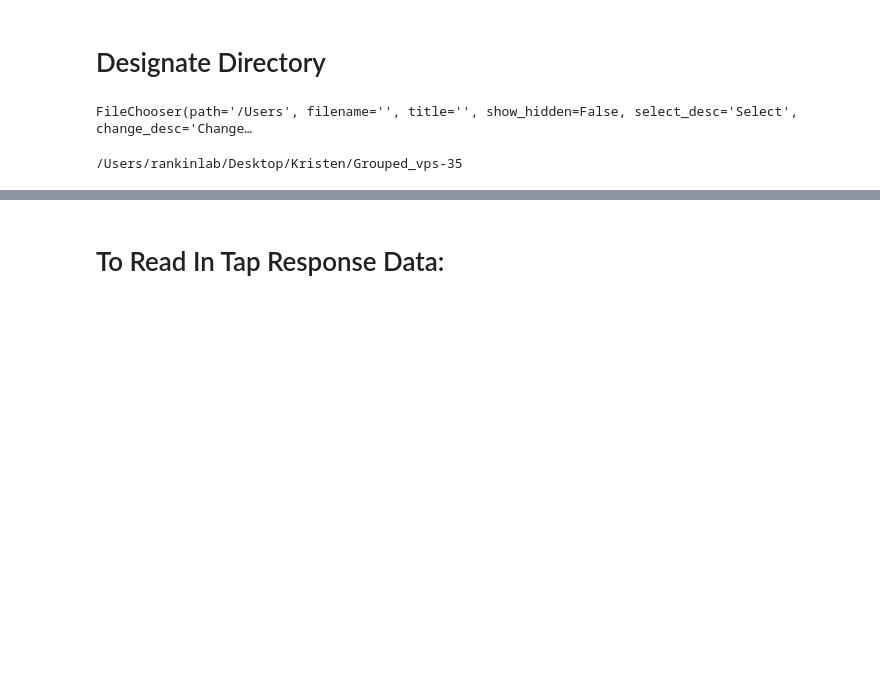
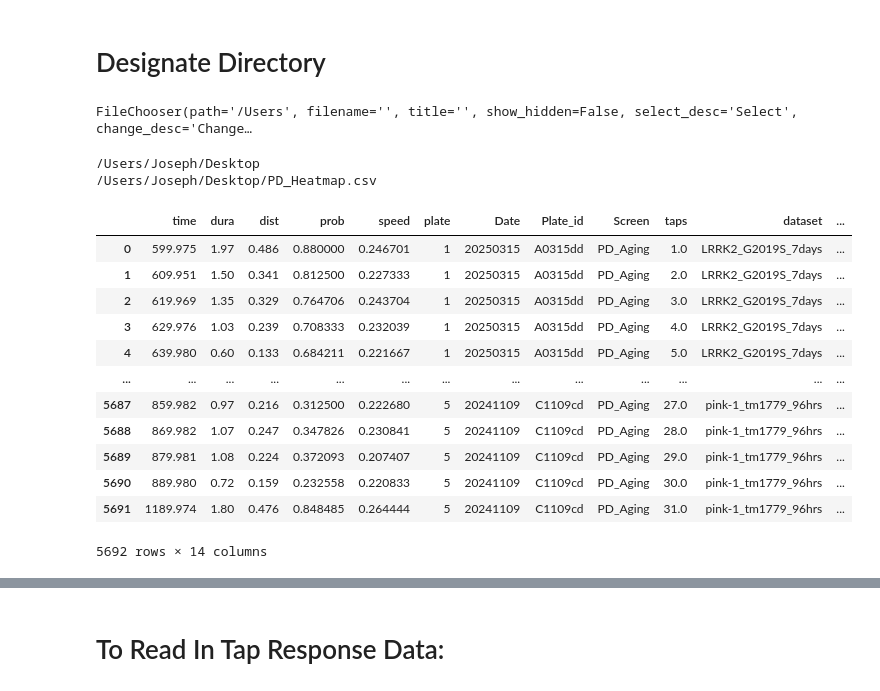
Before and after one commit to JosephLiangUBC/Joseph-Jupyter-Notebooks, a Jupyter notebook: TAP-Heatmap-Scripts.ipynb, the cells around one changed output, grey strips where cells are left out. Cells and saved outputs as stored; diff of their text form; code cells hidden in the pictures; blank space fills up the shorter version.

```diff
--- a/TAP-Heatmap-Scripts.ipynb
+++ b/TAP-Heatmap-Scripts.ipynb
@@ -31,5 +29,24 @@ FileChooser(path='/Users', filename='', title='', show_hidden=False, select_desc
 # %%
 print(chooser.selected_path)
 folder_path=chooser.selected_path
+print(chooser.selected)
 # %% [output]
-/Users/rankinlab/Desktop/Kristen/Grouped_vps-35
+/Users/Joseph/Desktop
+/Users/Joseph/Desktop/PD_Heatmap.csv
+# %%
+Tap_Data = pd.read_csv(chooser.selected).drop(columns=['Unnamed: 0'])
+Tap_Data
+# %% [output]
+|  | time | dura | dist | prob | speed | plate | Date | Plate_id | Screen | taps | dataset | ... |
+| 0 | 599.975 | 1.97 | 0.486 | 0.880000 | 0.246701 | 1 | 20250315 | A0315dd | PD_Aging | 1.0 | LRRK2_G2019S_7days | ... |
+| 1 | 609.951 | 1.50 | 0.341 | 0.812500 | 0.227333 | 1 | 20250315 | A0315dd | PD_Aging | 2.0 | LRRK2_G2019S_7days | ... |
+| 2 | 619.969 | 1.35 | 0.329 | 0.764706 | 0.243704 | 1 | 20250315 | A0315dd | PD_Aging | 3.0 | LRRK2_G2019S_7days | ... |
+| 3 | 629.976 | 1.03 | 0.239 | 0.708333 | 0.232039 | 1 | 20250315 | A0315dd | PD_Aging | 4.0 | LRRK2_G2019S_7days | ... |
+| 4 | 639.980 | 0.60 | 0.133 | 0.684211 | 0.221667 | 1 | 20250315 | A0315dd | PD_Aging | 5.0 | LRRK2_G2019S_7days | ... |
+| ... | ... | ... | ... | ... | ... | ... | ... | ... | ... | ... | ... | ... |
+| 5687 | 859.982 | 0.97 | 0.216 | 0.312500 | 0.222680 | 5 | 20241109 | C1109cd | PD_Aging | 27.0 | pink-1_tm1779_96hrs | ... |
+| 5688 | 869.982 | 1.07 | 0.247 | 0.347826 | 0.230841 | 5 | 20241109 | C1109cd | PD_Aging | 28.0 | pink-1_tm1779_96hrs | ... |
+| 5689 | 879.981 | 1.08 | 0.224 | 0.372093 | 0.207407 | 5 | 20241109 | C1109cd | PD_Aging | 29.0 | pink-1_tm1779_96hrs | ... |
+| 5690 | 889.980 | 0.72 | 0.159 | 0.232558 | 0.220833 | 5 | 20241109 | C1109cd | PD_Aging | 30.0 | pink-1_tm1779_96hrs | ... |
+| 5691 | 1189.974 | 1.80 | 0.476 | 0.848485 | 0.264444 | 5 | 20241109 | C1109cd | PD_Aging | 31.0 | pink-1_tm1779_96hrs | ... |
+5692 rows × 14 columns
```
Also changed, not shown: parts of 9 cells of this notebook, 10 other files.
